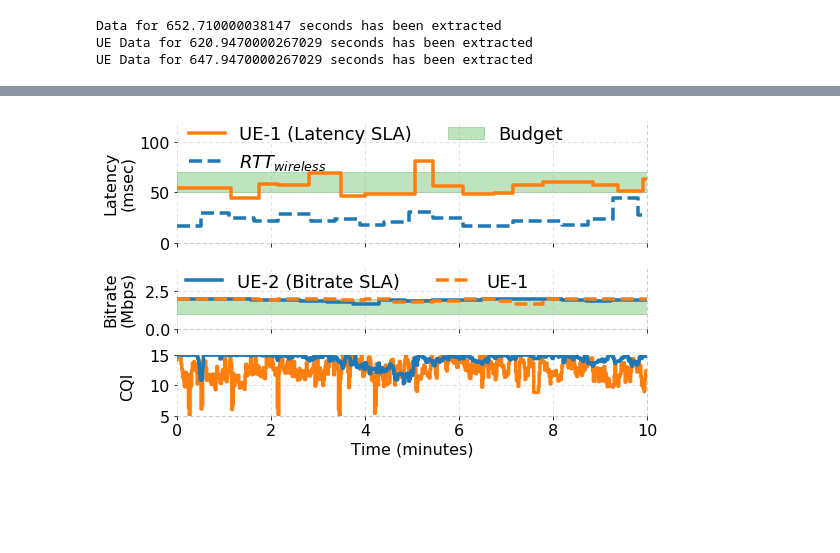
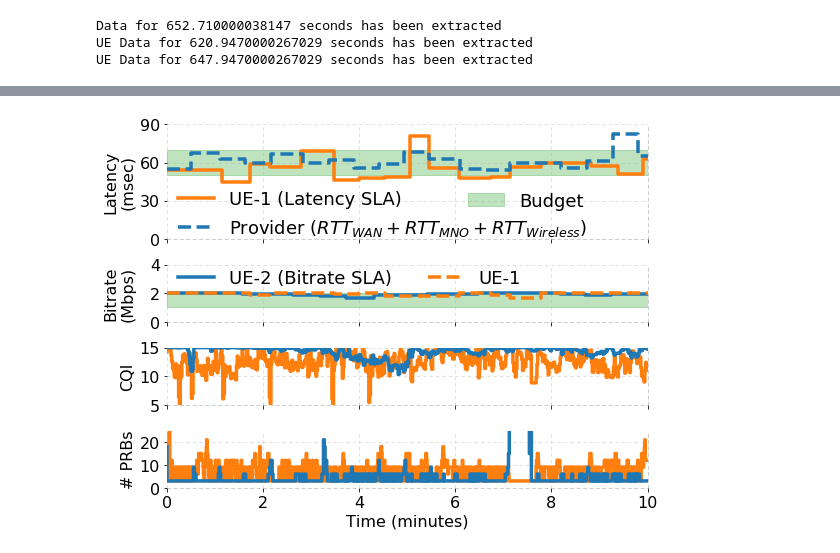
Before and after one commit to serhatarslan-hub/cell-order, a Jupyter notebook: analysis/cell-order-overTheAir-eval.ipynb, the cells around one changed output, grey strips where cells are left out. Saved outputs shown, nothing was run; the diff lists cells and outputs as text; code cells hidden in the pictures; blank space fills up the shorter version.

Commit message:
Use provider's measurement for latency figures

```diff
--- a/analysis/cell-order-overTheAir-eval.ipynb
+++ b/analysis/cell-order-overTheAir-eval.ipynb
@@ -17,6 +17,7 @@ sys.path.append('../radio_api')
 import constants
 # %%
 FIG_SIZE = (8,5)
+FIG_SIZE_TALL = (8,6)
 FONT_SIZE = 16
 LINE_STYLE = (0,(4,4))
 LINE_WIDTH = 3.5
@@ -36,6 +37,7 @@ if (SAVE_FIG):
 SLA_PERIOD = 30 # seconds over which the SLAs are negotiated
 OUTLIER_PERCENTILE = 5 # Percentile to clip-off from both ends for each SLA period
 N_PRB_PER_RBG = 3
+RTT_WIRED_MSEC = 38
 # %%
 def filter_bs_sla_stats(bs_data, budgets, ts_start):
 
@@ -426,14 +578,14 @@ UE Data for 647.9470000267029 seconds has been extracted
 # %%
 XMAX = 10
-f, (ax1, ax2, ax3) = plt.subplots(3, 1, gridspec_kw={'height_ratios': [2, 1, 1]}, figsize=FIG_SIZE)
+f, (ax1, ax2, ax3, ax4) = plt.subplots(4, 1, gridspec_kw={'height_ratios': [2, 1, 1, 1]}, figsize=FIG_SIZE_TALL)
 
 ax1.step(np.insert(ue_data[LAT_S_IDX]['filtered_ts_sec'] / 60, 0, 0),
          np.insert(ue_data[LAT_S_IDX]['filtered_rtt_msec'], 0, ue_data[LAT_S_IDX]['filtered_rtt_msec'][0]),
          where='pre', linestyle='-', linewidth=3.5, color='C{}'.format(COLORS[LAT_S_IDX]),
          label='UE-{} (Latency SLA)'.format(LAT_S_IDX + 1, traffic_types[LAT_S_IDX]))
 ax1.step(np.insert(bs_data[LAT_S_IDX]['filtered_ts_sec'] / 60, 0, 0),
-         np.insert(bs_data[LAT_S_IDX]['filtered_lat_msec'], 0, bs_data[LAT_S_IDX]['filtered_lat_msec'][0]),
-         where='pre', label='$RTT_{wireless}$', linewidth=3.5, color='C0', linestyle='--')
+         np.insert(bs_data[LAT_S_IDX]['filtered_lat_msec'], 0, bs_data[LAT_S_IDX]['filtered_lat_msec'][0]) + RTT_WIRED_MSEC,
+         where='pre', label="Provider ($RTT_{WAN} + RTT_{MNO} + RTT_{Wireless}$)", linewidth=3.5, color='C0', linestyle='--')
 
 lat_budget_lo = bs_budgets['slice_delay_budget_msec'][LAT_S_IDX][0]
 lat_budget_hi = bs_budgets['slice_delay_budget_msec'][LAT_S_IDX][1]
@@ -445,12 +597,21 @@ ax1.set_ylabel('Latency\n(msec)', fontsize=FONT_SIZE)
 ax1.tick_params(axis='y', labelsize=FONT_SIZE)
 # ax1.tick_params(axis='x', labelsize=FONT_SIZE)
 ax1.get_xaxis().set_ticklabels([])
-ax1.set_ylim((0, 120))
+ax1.set_ylim((0, 90))
 ax1.set_xlim([0, XMAX])
-# ax1.xaxis.set_ticks(np.arange(0, X_MAX+1))
+ax1.yaxis.set_ticks(np.arange(0, 91, 30))
 
-ax1.legend(loc='upper left', frameon=False, fontsize=FONT_SIZE+2, ncol=2,
-           bbox_to_anchor=[-0.01,1.1])
+# ax1.legend(loc='upper left', frameon=False, fontsize=FONT_SIZE+2, ncol=3,
+#            bbox_to_anchor=[-0.01,1.1])
+handles, labels = ax1.get_legend_handles_labels()
+order = [0,1] #specify order of items in legend
+leg = ax1.legend([handles[idx] for idx in order],[labels[idx] for idx in order],
+                 loc='lower left', frameon=False, fontsize=FONT_SIZE+2, markerscale=2,
+                 bbox_to_anchor=[-0.01, -0.14])
+ax1.legend([handles[2]],[labels[2]],
+           loc='lower right', frameon=False, fontsize=FONT_SIZE+2, markerscale=2,
+           bbox_to_anchor=[0.9, 0.11])
+ax1.add_artist(leg)
 
 ax1.grid(axis='both', alpha=0.5, linestyle=LINE_STYLE)
 
@@ -499,10 +660,10 @@ ax2.tick_params(axis='y', labelsize=FONT_SIZE)
 ax2.get_xaxis().set_ticklabels([])
 ax2.set_ylim((0, 4))
 ax2.set_xlim([0, XMAX])
-# ax2.xaxis.set_ticks(np.arange(0, 13))
+ax2.yaxis.set_ticks(np.arange(0, 5, 2))
 
 leg = ax2.legend(loc='upper left', frameon=False, fontsize=FONT_SIZE+2, ncol=3,
-                 bbox_to_anchor=[-0.015,1.2])
+                 bbox_to_anchor=[-0.01,1.2])
 
 ax2.grid(axis='both', alpha=0.5, linestyle=LINE_STYLE)
 
@@ -528,39 +689,71 @@ for ue_slice in ue_slices:
              where='pre', linewidth=3.5, color='C{}'.format(COLORS[ue_slice]), linestyle='-',
              label='UE{}'.format(ue_slice))
 
-ax3.set_xlabel('Time (minutes)', fontsize=FONT_SIZE)
 ax3.set_ylabel('CQI', fontsize=FONT_SIZE)
 ax3.tick_params(axis='y', labelsize=FONT_SIZE)
-ax3.tick_params(axis='x', labelsize=FONT_SIZE)
 ax3.set_ylim((5, 15))
 ax3.yaxis.set_ticks(np.arange(5,16,5))
+ax3.get_xaxis().set_ticklabels([])
 ax3.set_xlim([0, XMAX])
 # ax3.xaxis.set_ticks(np.arange(13))
 
 ax3.grid(axis='both', alpha=0.5, linestyle=LINE_STYLE)
 
 ax3.spines['top'].set_visible(False)
 # ax3.spines['right'].set_visible(False)
 ax3.spines['left'].set_visible(False)
 ax3.spines["right"].set_linestyle(LINE_STYLE)
 ax3.spines["right"].set_alpha(0.5)
 ax3.spines["right"].set_color('gray')
 ax3.spines["left"].set_linestyle(LINE_STYLE)
 ax3.spines["left"].set_alpha(0.5)
 ax3.spines["left"].set_color('gray')
 ax3.spines["top"].set_linestyle(LINE_STYLE)
 ax3.spines["top"].set_alpha(0.5)
 ax3.spines["top"].set_color('gray')
 ax3.spines["bottom"].set_linestyle(LINE_STYLE)
 ax3.spines["bottom"].set_alpha(0.5)
 ax3.spines["bottom"].set_color('gray')
 
+for ue_slice in ue_slices:
+    ax4.step(np.insert(bs_data[ue_slice]['raw_ts_sec'] / 60, 0, 0),
+             np.insert(bs_data[ue_slice]['raw_n_rbgs'], 0, bs_data[ue_slice]['raw_n_rbgs'][0]) * N_PRB_PER_RBG,
+             where='pre', linewidth=3.5, color='C{}'.format(COLORS[ue_slice]), linestyle='-',
+             label='UE{}'.format(ue_slice))
+
+ax4.set_xlabel('Time (minutes)', fontsize=FONT_SIZE)
+ax4.set_ylabel('# PRBs', fontsize=FONT_SIZE)
+ax4.tick_params(axis='y', labelsize=FONT_SIZE)
+ax4.tick_params(axis='x', labelsize=FONT_SIZE)
+ax4.set_ylim((0, 25))
+ax4.yaxis.set_ticks(np.arange(0,26,10))
+ax4.set_xlim([0, XMAX])
+# ax4.xaxis.set_ticks(np.arange(13))
+
+ax4.grid(axis='both', alpha=0.5, linestyle=LINE_STYLE)
+
+ax4.spines['top'].set_visible(False)
+# ax4.spines['right'].set_visible(False)
+ax4.spines['left'].set_visible(False)
+ax4.spines["right"].set_linestyle(LINE_STYLE)
+ax4.spines["right"].set_alpha(0.5)
+ax4.spines["right"].set_color('gray')
+ax4.spines["left"].set_linestyle(LINE_STYLE)
+ax4.spines["left"].set_alpha(0.5)
+ax4.spines["left"].set_color('gray')
+ax4.spines["top"].set_linestyle(LINE_STYLE)
+ax4.spines["top"].set_alpha(0.5)
+ax4.spines["top"].set_color('gray')
+ax4.spines["bottom"].set_linestyle(LINE_STYLE)
+ax4.spines["bottom"].set_alpha(0.5)
+ax4.spines["bottom"].set_color('gray')
+
 f.tight_layout()
 f.align_ylabels()
 
 if SAVE_FIG:
-    plt.savefig(reservation_out_dir + 'ota_lat_and_cqi_{}.pdf'.format(EXP_IDX))
+    plt.savefig(reservation_out_dir + 'ota_lat_cqi_and_prb_{}_withProvider.pdf'.format(EXP_IDX))
 
 plt.show()
 # %% [output]
-[figure, old version]
+[figure, new version]
```
Also changed, not shown: parts of 2 cells of this notebook, 2 other files.
